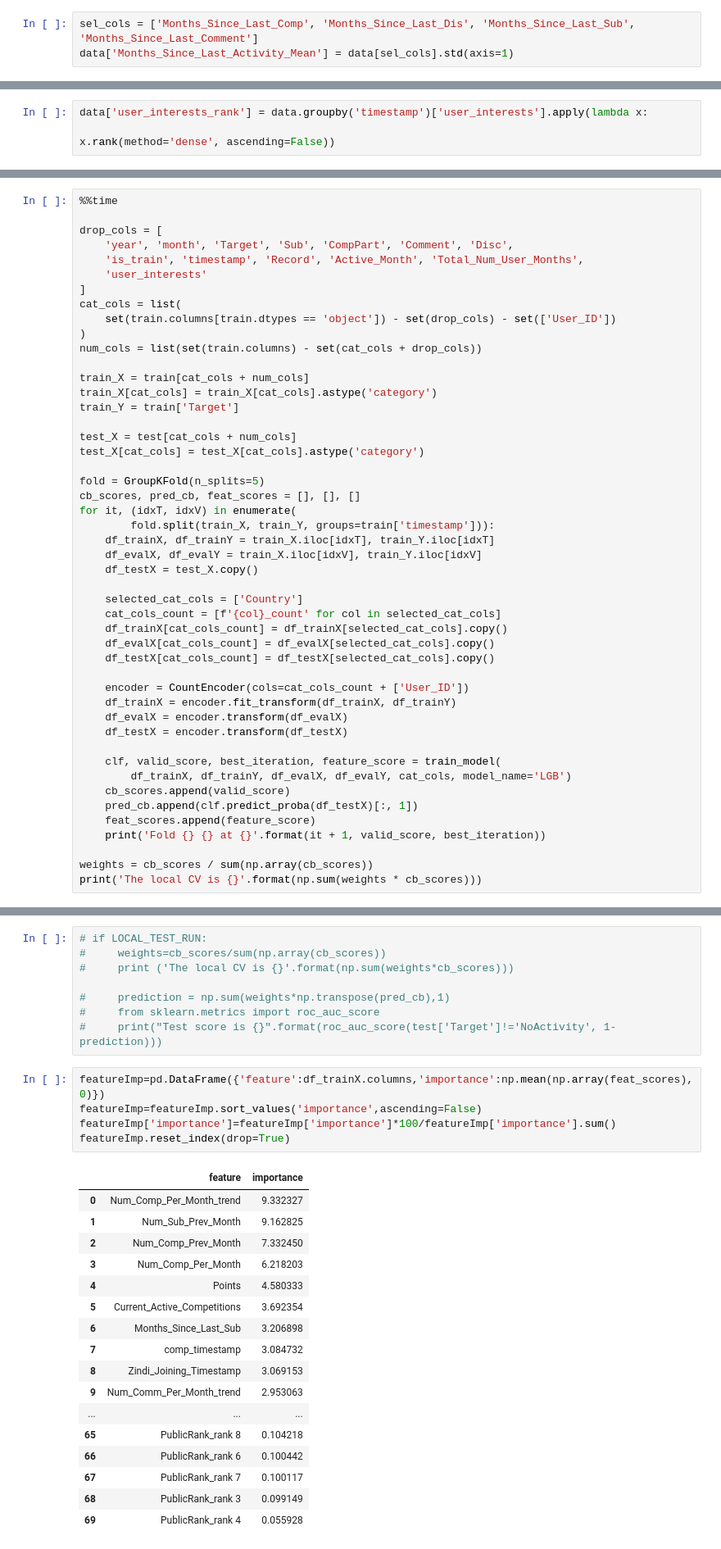
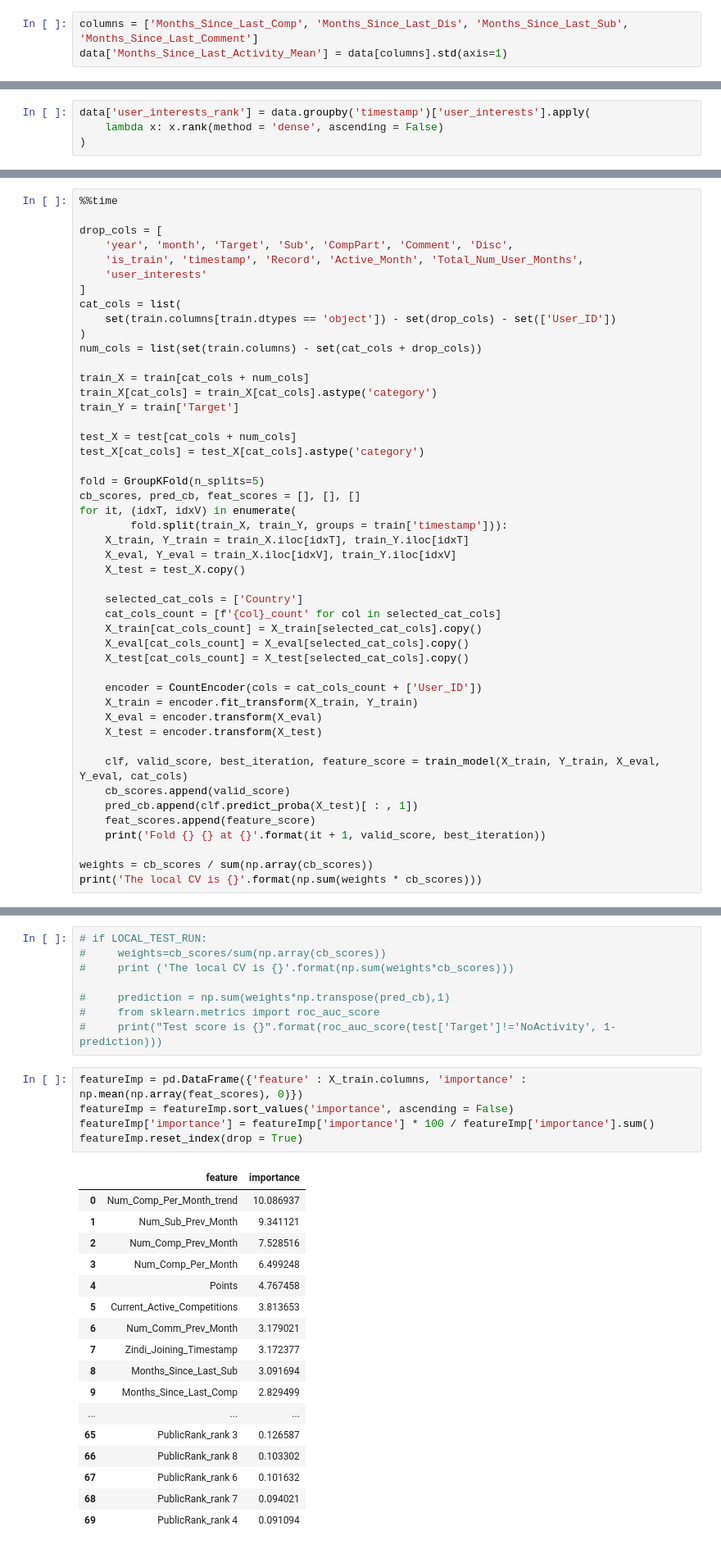
Before and after one commit to cyrusrose/dc_ptoject, a Jupyter notebook: modeling.ipynb, the cells around one changed output, grey strips where cells are left out. Shown at 82% size. Saved outputs shown, nothing was run; the diff lists cells and outputs as text.

Commit message:
cat method

```diff
--- a/modeling.ipynb
+++ b/modeling.ipynb
@@ -512,4 +523,4 @@ data = data.merge(tmp, how='left')
 # %%
-sel_cols = ['Months_Since_Last_Comp', 'Months_Since_Last_Dis', 'Months_Since_Last_Sub', 'Months_Since_Last_Comment']
-data['Months_Since_Last_Activity_Mean'] = data[sel_cols].std(axis=1)
+columns = ['Months_Since_Last_Comp', 'Months_Since_Last_Dis', 'Months_Since_Last_Sub', 'Months_Since_Last_Comment']
+data['Months_Since_Last_Activity_Mean'] = data[columns].std(axis=1)
 # %%
@@ -536,6 +547,7 @@ data = data.merge(tmp_time, how='left')
 # %%
-data['user_interests_rank'] = data.groupby('timestamp')['user_interests'].apply(lambda x:
-                                                                                      x.rank(method='dense', ascending=False))
+data['user_interests_rank'] = data.groupby('timestamp')['user_interests'].apply(
+    lambda x: x.rank(method = 'dense', ascending = False)
+)
 # %%
 # data.loc[data['user_interests']==0, 'user_interests'] = np.NaN
 print(train.shape, test.shape)
@@ -601,26 +599,25 @@ test_X[cat_cols] = test_X[cat_cols].astype('category')
 fold = GroupKFold(n_splits=5)
 cb_scores, pred_cb, feat_scores = [], [], []
 for it, (idxT, idxV) in enumerate(
-        fold.split(train_X, train_Y, groups=train['timestamp'])):
-    df_trainX, df_trainY = train_X.iloc[idxT], train_Y.iloc[idxT]
-    df_evalX, df_evalY = train_X.iloc[idxV], train_Y.iloc[idxV]
-    df_testX = test_X.copy()
+        fold.split(train_X, train_Y, groups = train['timestamp'])):
+    X_train, Y_train = train_X.iloc[idxT], train_Y.iloc[idxT]
+    X_eval, Y_eval = train_X.iloc[idxV], train_Y.iloc[idxV]
+    X_test = test_X.copy()
 
     selected_cat_cols = ['Country']
     cat_cols_count = [f'{col}_count' for col in selected_cat_cols]
-    df_trainX[cat_cols_count] = df_trainX[selected_cat_cols].copy()
-    df_evalX[cat_cols_count] = df_evalX[selected_cat_cols].copy()
-    df_testX[cat_cols_count] = df_testX[selected_cat_cols].copy()
+    X_train[cat_cols_count] = X_train[selected_cat_cols].copy()
+    X_eval[cat_cols_count] = X_eval[selected_cat_cols].copy()
+    X_test[cat_cols_count] = X_test[selected_cat_cols].copy()
 
-    encoder = CountEncoder(cols=cat_cols_count + ['User_ID'])
-    df_trainX = encoder.fit_transform(df_trainX, df_trainY)
-    df_evalX = encoder.transform(df_evalX)
-    df_testX = encoder.transform(df_testX)
+    encoder = CountEncoder(cols = cat_cols_count + ['User_ID'])
+    X_train = encoder.fit_transform(X_train, Y_train)
+    X_eval = encoder.transform(X_eval)
+    X_test = encoder.transform(X_test)
 
-    clf, valid_score, best_iteration, feature_score = train_model(
-        df_trainX, df_trainY, df_evalX, df_evalY, cat_cols, model_name='LGB')
+    clf, valid_score, best_iteration, feature_score = train_model(X_train, Y_train, X_eval, Y_eval, cat_cols)
     cb_scores.append(valid_score)
-    pred_cb.append(clf.predict_proba(df_testX)[:, 1])
+    pred_cb.append(clf.predict_proba(X_test)[ : , 1])
     feat_scores.append(feature_score)
     print('Fold {} {} at {}'.format(it + 1, valid_score, best_iteration))
 
@@ -654,28 +651,28 @@ Wall time: 23min 25s
 #     from sklearn.metrics import roc_auc_score
 #     print("Test score is {}".format(roc_auc_score(test['Target']!='NoActivity', 1-prediction)))
 # %%
-featureImp=pd.DataFrame({'feature':df_trainX.columns,'importance':np.mean(np.array(feat_scores),0)})
-featureImp=featureImp.sort_values('importance',ascending=False)
-featureImp['importance']=featureImp['importance']*100/featureImp['importance'].sum()
-featureImp.reset_index(drop=True)
+featureImp = pd.DataFrame({'feature' : X_train.columns, 'importance' : np.mean(np.array(feat_scores), 0)})
+featureImp = featureImp.sort_values('importance', ascending = False)
+featureImp['importance'] = featureImp['importance'] * 100 / featureImp['importance'].sum()
+featureImp.reset_index(drop = True)
 # %% [output]
 |  | feature | importance |
-| 0 | Num_Comp_Per_Month_trend | 9.332327 |
-| 1 | Num_Sub_Prev_Month | 9.162825 |
-| 2 | Num_Comp_Prev_Month | 7.332450 |
-| 3 | Num_Comp_Per_Month | 6.218203 |
-| 4 | Points | 4.580333 |
-| 5 | Current_Active_Competitions | 3.692354 |
-| 6 | Months_Since_Last_Sub | 3.206898 |
-| 7 | comp_timestamp | 3.084732 |
-| 8 | Zindi_Joining_Timestamp | 3.069153 |
-| 9 | Num_Comm_Per_Month_trend | 2.953063 |
+| 0 | Num_Comp_Per_Month_trend | 10.086937 |
+| 1 | Num_Sub_Prev_Month | 9.341121 |
+| 2 | Num_Comp_Prev_Month | 7.528516 |
+| 3 | Num_Comp_Per_Month | 6.499248 |
+| 4 | Points | 4.767458 |
+| 5 | Current_Active_Competitions | 3.813653 |
+| 6 | Num_Comm_Prev_Month | 3.179021 |
+| 7 | Zindi_Joining_Timestamp | 3.172377 |
+| 8 | Months_Since_Last_Sub | 3.091694 |
+| 9 | Months_Since_Last_Comp | 2.829499 |
 | ... | ... | ... |
-| 65 | PublicRank_rank 8 | 0.104218 |
-| 66 | PublicRank_rank 6 | 0.100442 |
-| 67 | PublicRank_rank 7 | 0.100117 |
-| 68 | PublicRank_rank 3 | 0.099149 |
-| 69 | PublicRank_rank 4 | 0.055928 |
+| 65 | PublicRank_rank 3 | 0.126587 |
+| 66 | PublicRank_rank 8 | 0.103302 |
+| 67 | PublicRank_rank 6 | 0.101632 |
+| 68 | PublicRank_rank 7 | 0.094021 |
+| 69 | PublicRank_rank 4 | 0.091094 |
 # %% [markdown]
 # Submission
 # %%
```
Also changed, not shown: parts of 22 cells of this notebook, 1 other file.
